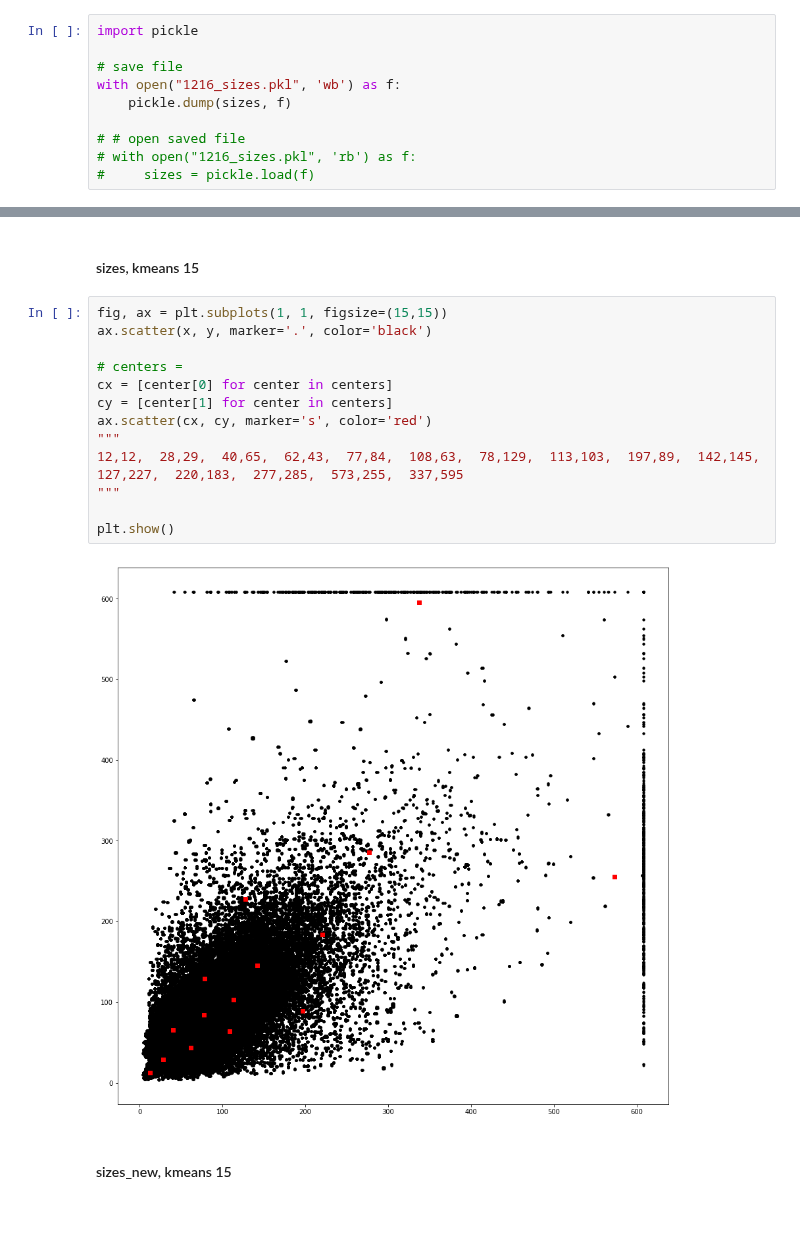
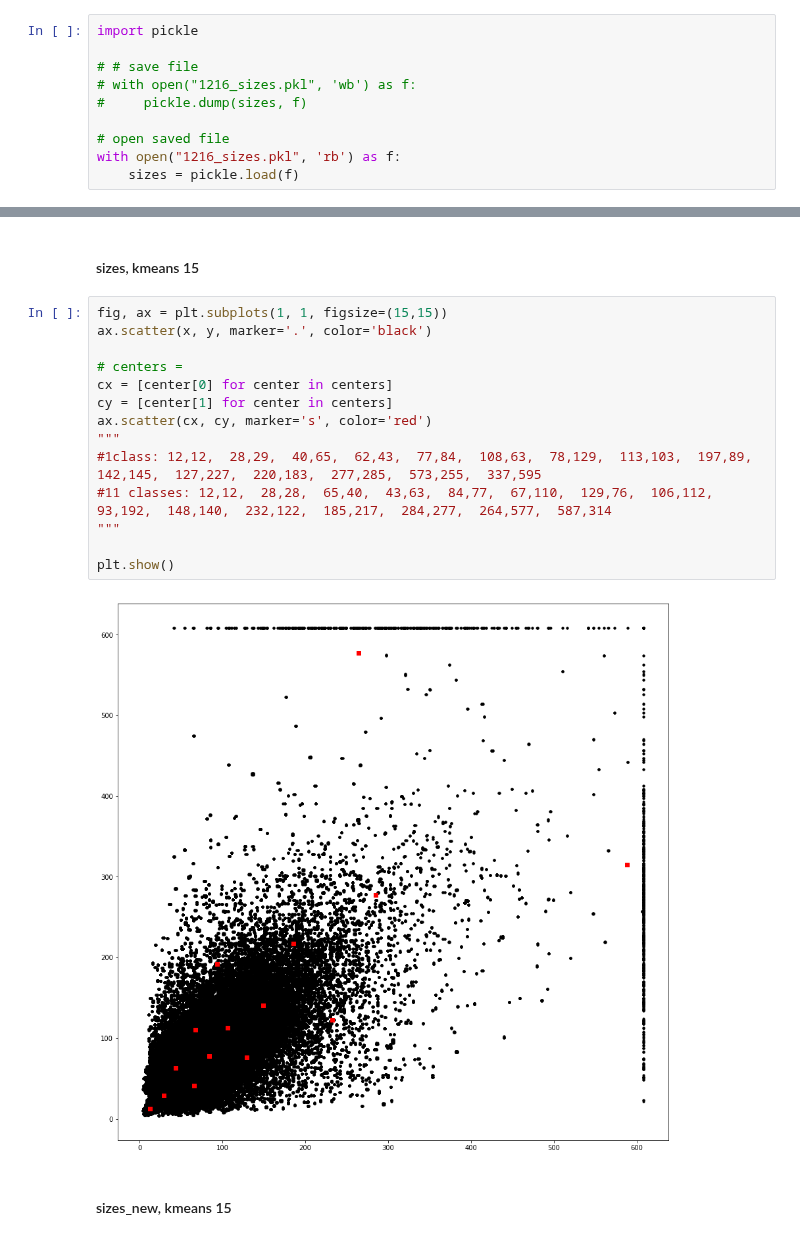
Before and after one commit to liyu10000/tct, a Jupyter notebook: conference/darknet/kmeans.ipynb, the cells around one changed output, grey strips where cells are left out. Cells and saved outputs as stored; diff of their text form.

```diff
--- a/conference/darknet/kmeans.ipynb
+++ b/conference/darknet/kmeans.ipynb
@@ -38,10 +38,10 @@ sizes = main(data_path)
 # %%
 import pickle
 
-# save file
-with open("1216_sizes.pkl", 'wb') as f:
-    pickle.dump(sizes, f)
+# # save file
+# with open("1216_sizes.pkl", 'wb') as f:
+#     pickle.dump(sizes, f)
 
-# # open saved file
-# with open("1216_sizes.pkl", 'rb') as f:
-#     sizes = pickle.load(f)
+# open saved file
+with open("1216_sizes.pkl", 'rb') as f:
+    sizes = pickle.load(f)
@@ -57,18 +64,19 @@ y = [size[1] for size in sizes]
 # %%
 fig, ax = plt.subplots(1, 1, figsize=(15,15))
 ax.scatter(x, y, marker='.', color='black')
 
 # centers =
 cx = [center[0] for center in centers]
 cy = [center[1] for center in centers]
 ax.scatter(cx, cy, marker='s', color='red')
 """
-12,12,  28,29,  40,65,  62,43,  77,84,  108,63,  78,129,  113,103,  197,89,  142,145,  127,227,  220,183,  277,285,  573,255,  337,595
+#1class: 12,12,  28,29,  40,65,  62,43,  77,84,  108,63,  78,129,  113,103,  197,89,  142,145,  127,227,  220,183,  277,285,  573,255,  337,595
+#11 classes: 12,12,  28,28,  65,40,  43,63,  84,77,  67,110,  129,76,  106,112,  93,192,  148,140,  232,122,  185,217,  284,277,  264,577,  587,314
 """
 
 plt.show()
 # %% [output]
-[figure, old version]
+[figure, new version]
 # %% [markdown]
 #### sizes_new, kmeans 15
 # %%
```
Also changed, not shown: parts of 5 cells of this notebook, 4 other files.
